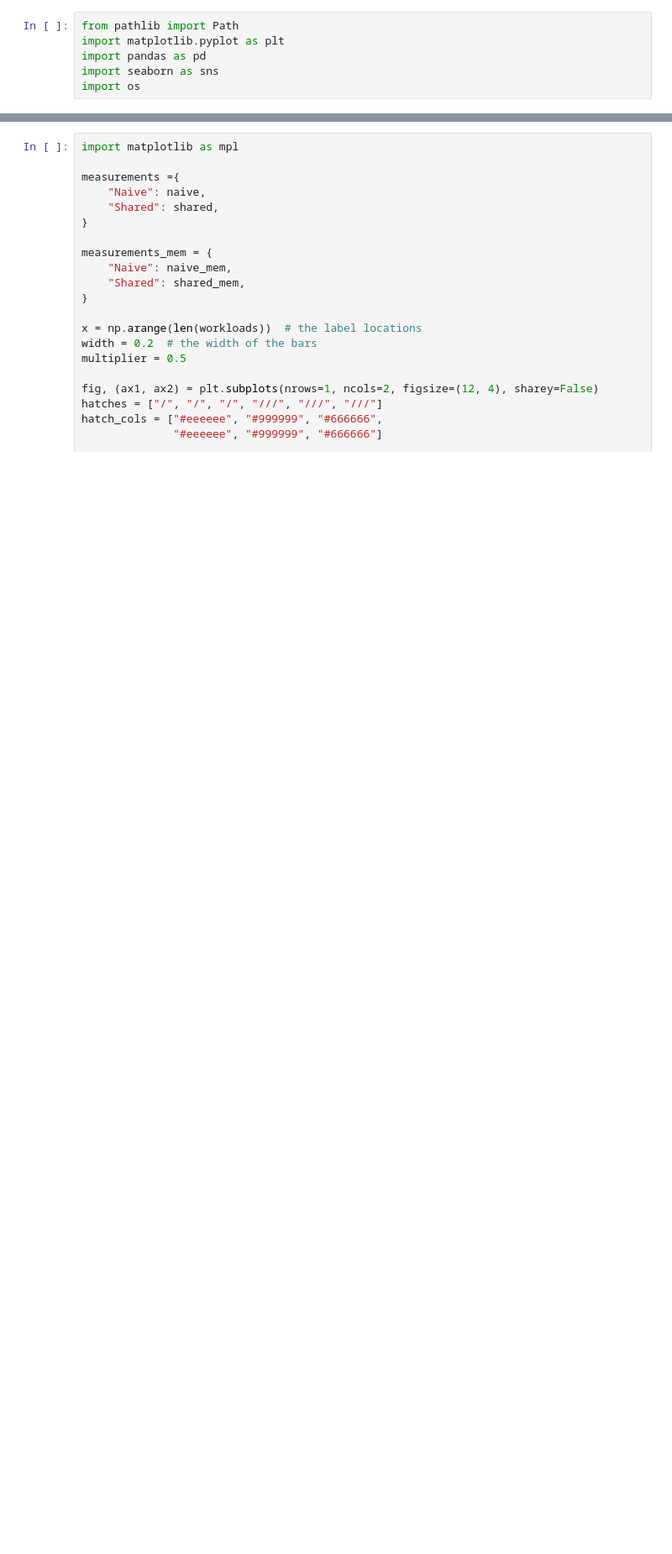
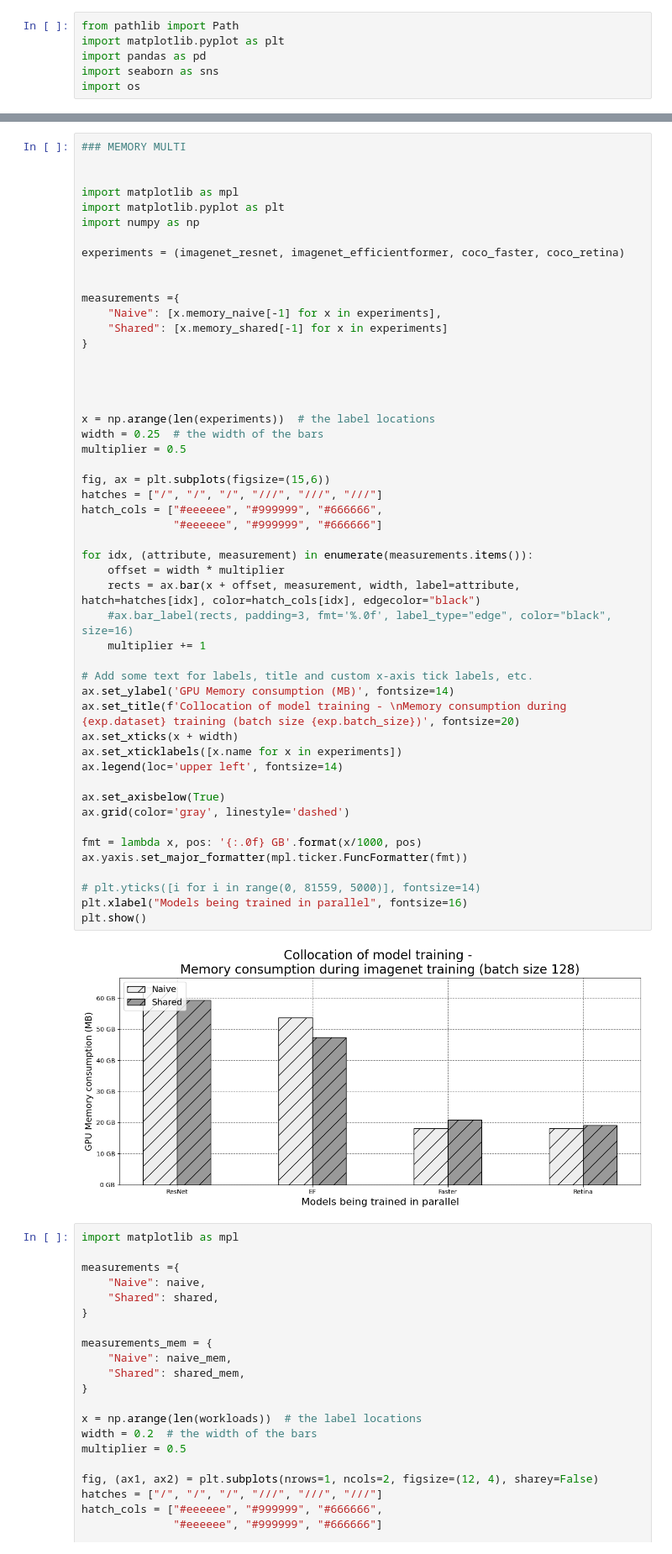
Before and after one commit to neilkimn/thesis, a Jupyter notebook: notebooks/CIDR_comparisons_A.ipynb, the cells around one changed output, grey strips where cells are left out. Shown: that part at 84% size. Drawn from its saved outputs; the diff is of its cells as text; blank space fills up the shorter version.

```diff
--- a/notebooks/CIDR_comparisons_A.ipynb
+++ b/notebooks/CIDR_comparisons_A.ipynb
@@ -426,3 +513,55 @@ plt.show()
+# %%
+### MEMORY MULTI
+
+
+import matplotlib as mpl
+import matplotlib.pyplot as plt
+import numpy as np
+
+experiments = (imagenet_resnet, imagenet_efficientformer, coco_faster, coco_retina)
+
+
+measurements ={
+    "Naive": [x.memory_naive[-1] for x in experiments],
+    "Shared": [x.memory_shared[-1] for x in experiments]
+}
+
+
+
+
+x = np.arange(len(experiments))  # the label locations
+width = 0.25  # the width of the bars
+multiplier = 0.5
+
+fig, ax = plt.subplots(figsize=(15,6))
+hatches = ["/", "/", "/", "///", "///", "///"]
+hatch_cols = ["#eeeeee", "#999999", "#666666",
+              "#eeeeee", "#999999", "#666666"]
+
+for idx, (attribute, measurement) in enumerate(measurements.items()):
+    offset = width * multiplier
+    rects = ax.bar(x + offset, measurement, width, label=attribute, hatch=hatches[idx], color=hatch_cols[idx], edgecolor="black")
+    #ax.bar_label(rects, padding=3, fmt='%.0f', label_type="edge", color="black", size=16)
+    multiplier += 1
+
+# Add some text for labels, title and custom x-axis tick labels, etc.
+ax.set_ylabel('GPU Memory consumption (MB)', fontsize=14)
+ax.set_title(f'Collocation of model training - \nMemory consumption during {exp.dataset} training (batch size {exp.batch_size})', fontsize=20)
+ax.set_xticks(x + width)
+ax.set_xticklabels([x.name for x in experiments])
+ax.legend(loc='upper left', fontsize=14)
+
+ax.set_axisbelow(True)
+ax.grid(color='gray', linestyle='dashed')
+
+fmt = lambda x, pos: '{:.0f} GB'.format(x/1000, pos)
+ax.yaxis.set_major_formatter(mpl.ticker.FuncFormatter(fmt))
+
+# plt.yticks([i for i in range(0, 81559, 5000)], fontsize=14)
+plt.xlabel("Models being trained in parallel", fontsize=16)
+plt.show()
+# %% [output]
+[figure, added]
 # %%
 import matplotlib as mpl
 
```
Also changed, not shown: parts of 8 cells of this notebook.
